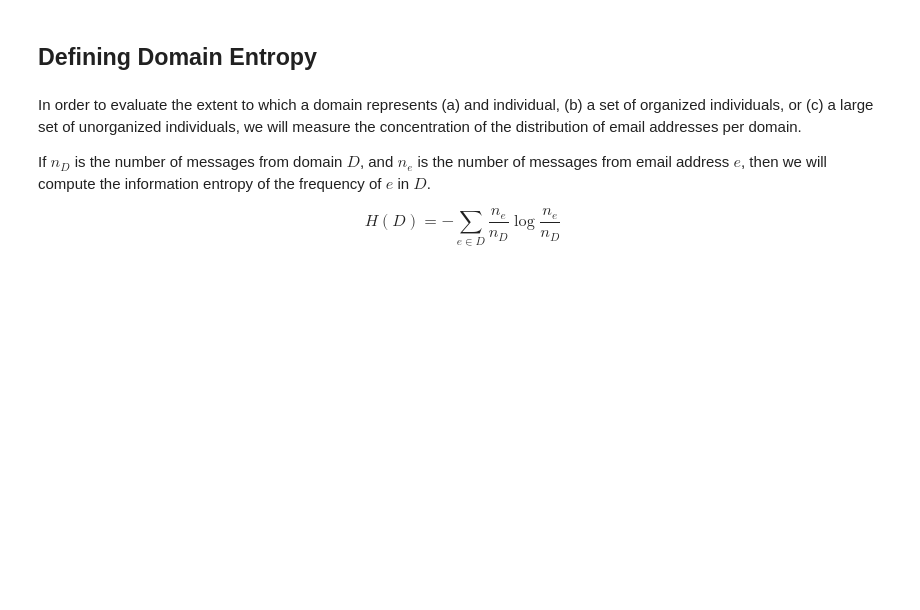
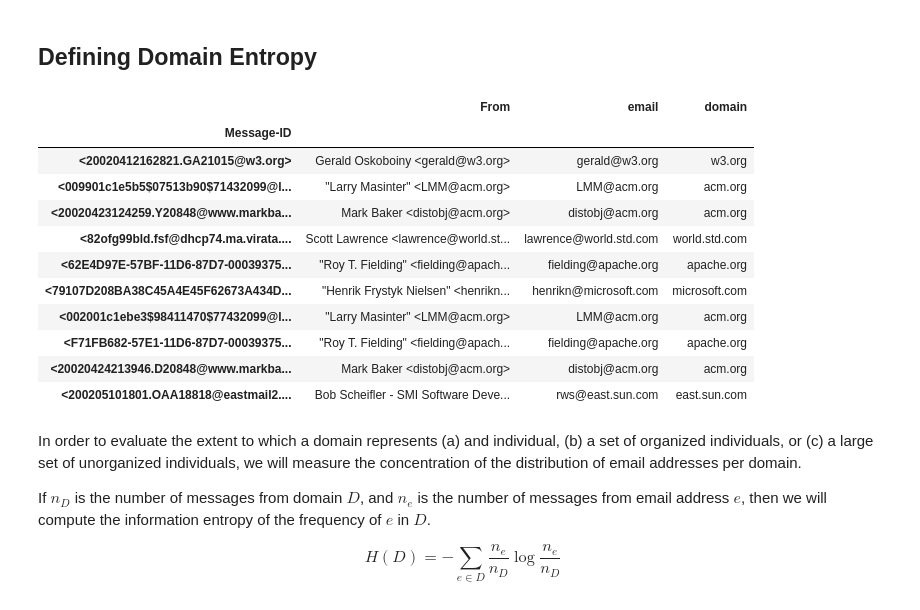
Before and after one commit to datactive/bigbang, a Jupyter notebook: examples/organizations/Using Domain Entropy to Identify Organizations.ipynb, the cells around one changed output. Drawn from its saved outputs; the diff is of its cells as text; code cells hidden in the pictures; blank space fills up the shorter version.

Commit message:
Adding Full Archive study to email domain analysis

```diff
--- a/examples/organizations/Using Domain Entropy to Identify Organizations.ipynb
+++ b/examples/organizations/Using Domain Entropy to Identify Organizations.ipynb
@@ -66,6 +66,21 @@ We can see that there are some generic email domains (gmail.com), some personal
 emails = arx.data['From'].apply(extract_email)
 domains = arx.data['From'].apply(extract_domain)
 froms = pd.concat([arx.data['From'], emails, domains], axis=1, keys=['From','email','domain'])
+# %%
+froms.head(10)
+# %% [output]
+|  | From | email | domain |
+| Message-ID |  |  |  |
+| <20020412162821.GA21015@w3.org> | Gerald Oskoboiny <gerald@w3.org> | gerald@w3.org | w3.org |
+| <009901c1e5b5$07513b90$71432099@l... | "Larry Masinter" <LMM@acm.org> | LMM@acm.org | acm.org |
+| <20020423124259.Y20848@www.markba... | Mark Baker <distobj@acm.org> | distobj@acm.org | acm.org |
+| <82ofg99bld.fsf@dhcp74.ma.virata.... | Scott Lawrence <lawrence@world.st... | lawrence@world.std.com | world.std.com |
+| <62E4D97E-57BF-11D6-87D7-00039375... | "Roy T. Fielding" <fielding@apach... | fielding@apache.org | apache.org |
+| <79107D208BA38C45A4E45F62673A434D... | "Henrik Frystyk Nielsen" <henrikn... | henrikn@microsoft.com | microsoft.com |
+| <002001c1ebe3$98411470$77432099@l... | "Larry Masinter" <LMM@acm.org> | LMM@acm.org | acm.org |
+| <F71FB682-57E1-11D6-87D7-00039375... | "Roy T. Fielding" <fielding@apach... | fielding@apache.org | apache.org |
+| <20020424213946.D20848@www.markba... | Mark Baker <distobj@acm.org> | distobj@acm.org | acm.org |
+| <200205101801.OAA18818@eastmail2.... | Bob Scheifler - SMI Software Deve... | rws@east.sun.com | east.sun.com |
 # %% [markdown]
 In order to evaluate the extent to which a domain represents (a) and individual, (b) a set of organized individuals, or (c) a large set of unorganized individuals, we will measure the concentration of the distribution of email addresses per domain.
 
```
Also changed, not shown: 1 other file.
